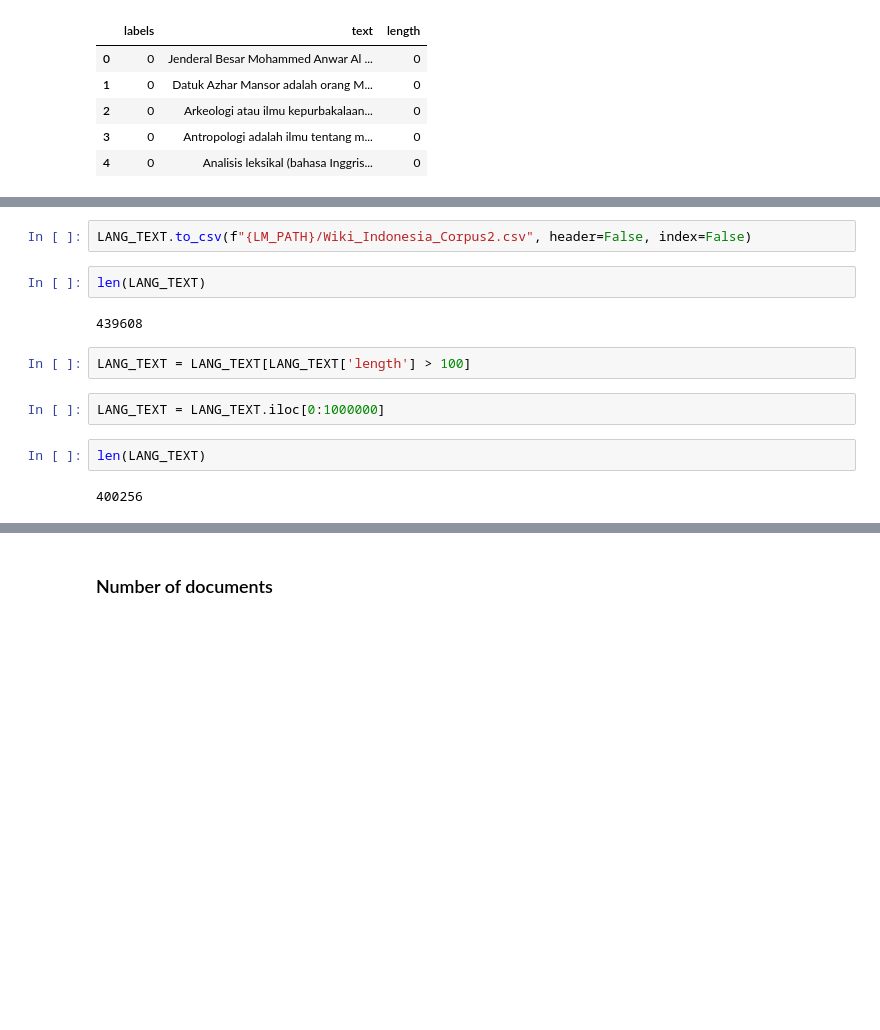
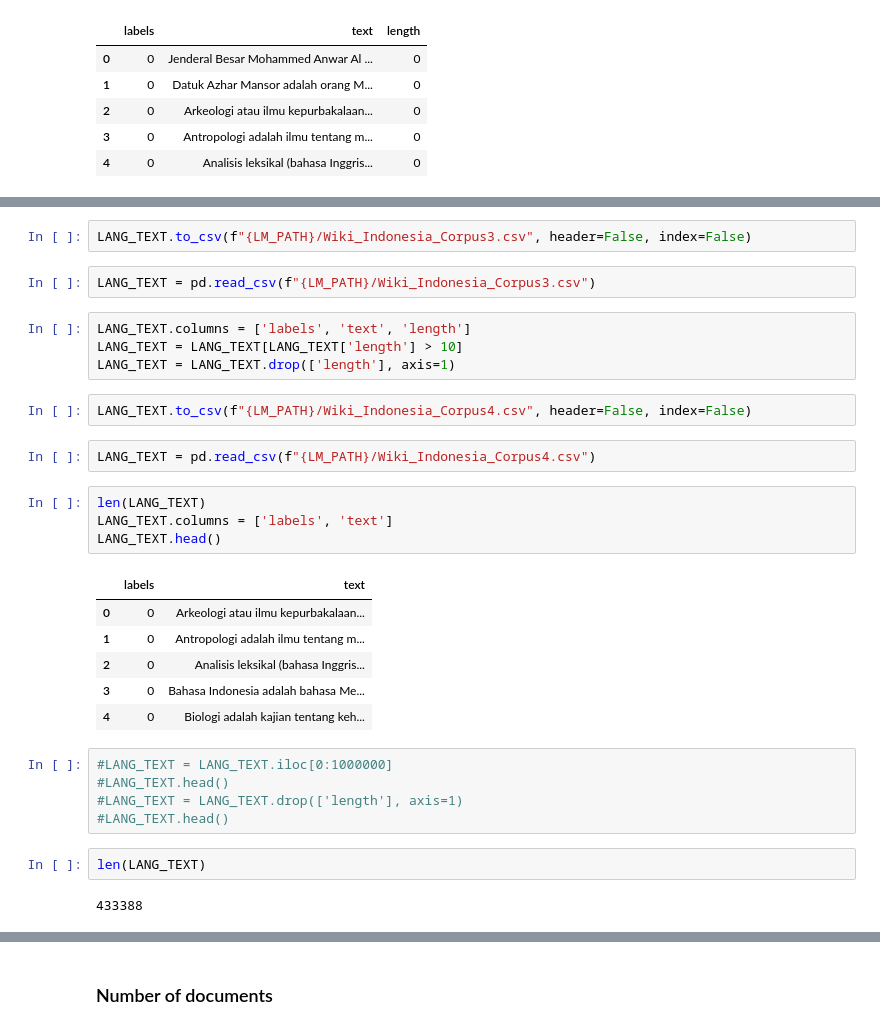
Before and after one commit to cahya-wirawan/indonesian-language-models, a Jupyter notebook: ULMFit/lm_indonesia.ipynb, the cells around one changed output, grey strips where cells are left out. Cells and saved outputs as stored; diff of their text form; blank space fills up the shorter version.

```diff
--- a/ULMFit/lm_indonesia.ipynb
+++ b/ULMFit/lm_indonesia.ipynb
@@ -92,15 +95,33 @@ LANG_TEXT = LANG_TEXT.sort_values(by=['length'], ascending=False)
 # %%
-LANG_TEXT.to_csv(f"{LM_PATH}/Wiki_Indonesia_Corpus2.csv", header=False, index=False)
+LANG_TEXT.to_csv(f"{LM_PATH}/Wiki_Indonesia_Corpus3.csv", header=False, index=False)
+# %%
+LANG_TEXT = pd.read_csv(f"{LM_PATH}/Wiki_Indonesia_Corpus3.csv")
+# %%
+LANG_TEXT.columns = ['labels', 'text', 'length']
+LANG_TEXT = LANG_TEXT[LANG_TEXT['length'] > 10]
+LANG_TEXT = LANG_TEXT.drop(['length'], axis=1)
+# %%
+LANG_TEXT.to_csv(f"{LM_PATH}/Wiki_Indonesia_Corpus4.csv", header=False, index=False)
+# %%
+LANG_TEXT = pd.read_csv(f"{LM_PATH}/Wiki_Indonesia_Corpus4.csv")
+# %%
+len(LANG_TEXT)
+LANG_TEXT.columns = ['labels', 'text']
+LANG_TEXT.head()
+# %% [output]
+|  | labels | text |
+| 0 | 0 | Arkeologi atau ilmu kepurbakalaan... |
+| 1 | 0 | Antropologi adalah ilmu tentang m... |
+| 2 | 0 | Analisis leksikal (bahasa Inggris... |
+| 3 | 0 | Bahasa Indonesia adalah bahasa Me... |
+| 4 | 0 | Biologi adalah kajian tentang keh... |
+# %%
+#LANG_TEXT = LANG_TEXT.iloc[0:1000000]
+#LANG_TEXT.head()
+#LANG_TEXT = LANG_TEXT.drop(['length'], axis=1)
+#LANG_TEXT.head()
 # %%
 len(LANG_TEXT)
 # %% [output]
-439608
+433388
-# %%
-LANG_TEXT = LANG_TEXT[LANG_TEXT['length'] > 100]
-# %%
-LANG_TEXT = LANG_TEXT.iloc[0:1000000]
-# %%
-len(LANG_TEXT)
-# %% [output]
-400256
 # %% [markdown]
```
Also changed, not shown: parts of 45 cells of this notebook, 2 other files.
